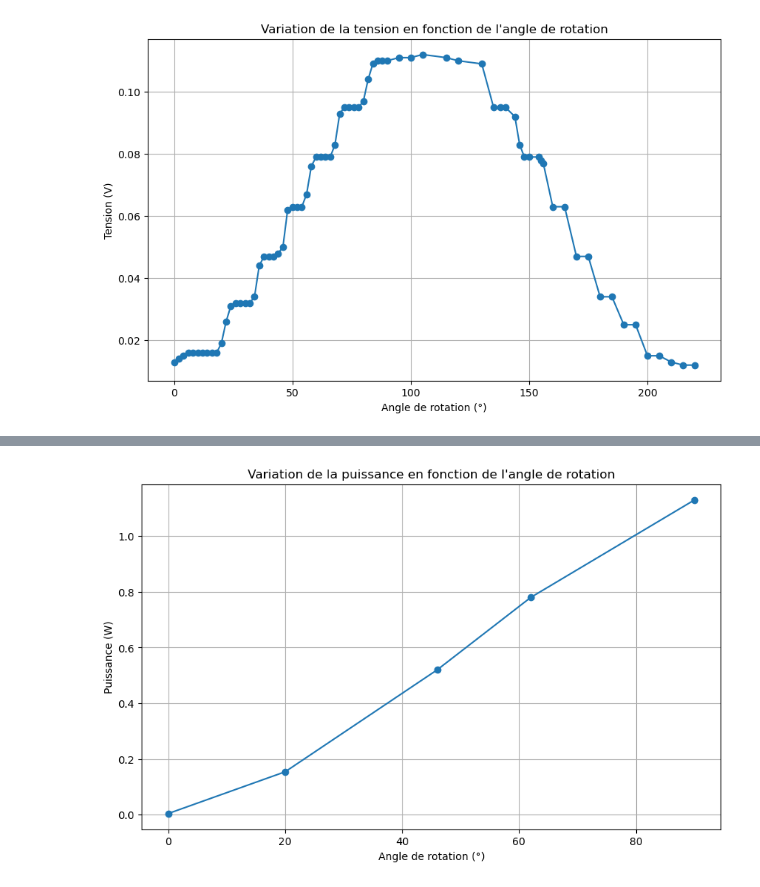
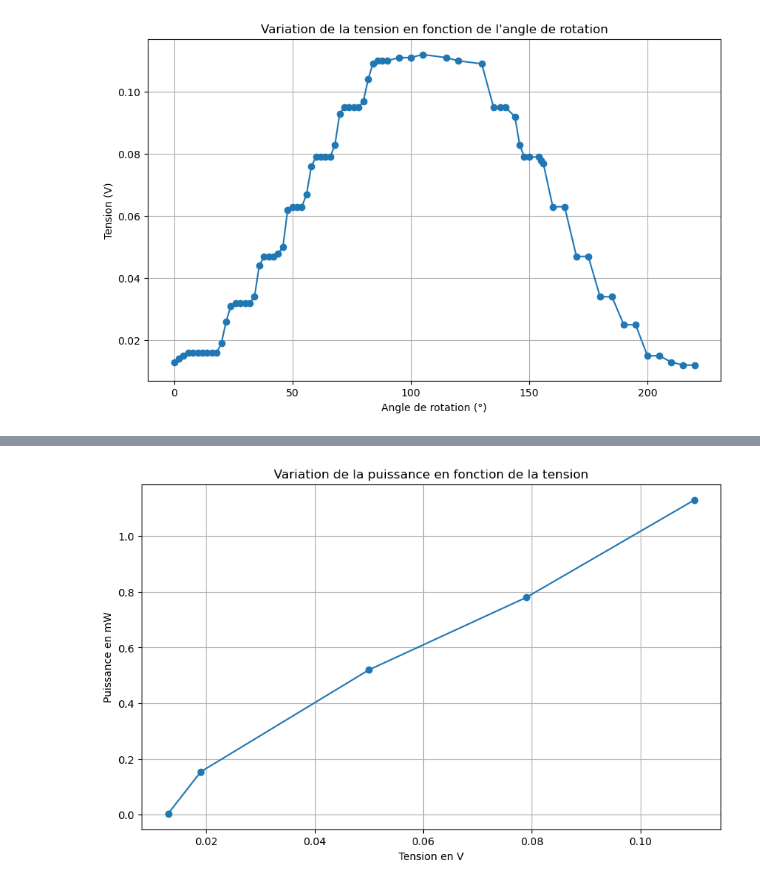
Before and after one commit to OPTIQ-2024/Laser_attenuator, a Jupyter notebook: demo.ipynb, the cells around one changed output, grey strips where cells are left out. Saved outputs shown, nothing was run; the diff lists cells and outputs as text; code cells hidden in the pictures.

```diff
--- a/demo.ipynb
+++ b/demo.ipynb
@@ -37,18 +117,18 @@ Le comportement observé, avec la montée progressive et les plateaux entre 90°
 # %%
-# Angle de rotation
+# Tension mesuré dans les premières conditions expérimentales
 
-teta = [0, 20, 46, 62, 90]
+V = [0.013, 0.019, 0.05, 0.079, 0.11]
 
-# Puissance en W
+# Puissance en mW
 
 P = [0.004, 0.154, 0.52, 0.78, 1.13]
 
 plt.figure(figsize=(10, 6))
-plt.plot(teta, P, marker='o')
-plt.title("Variation de la puissance en fonction de l'angle de rotation")
-plt.xlabel("Angle de rotation (°)")
-plt.ylabel("Puissance (W)")
+plt.plot(V, P, marker='o')
+plt.title("Variation de la puissance en fonction de la tension")
+plt.xlabel("Tension en V")
+plt.ylabel("Puissance en mW")
 plt.grid(True)
 plt.show()
 # %% [output]
-[figure, old version]
+[figure, new version]
```
Also changed, not shown: parts of 10 cells of this notebook, 1 other file.
